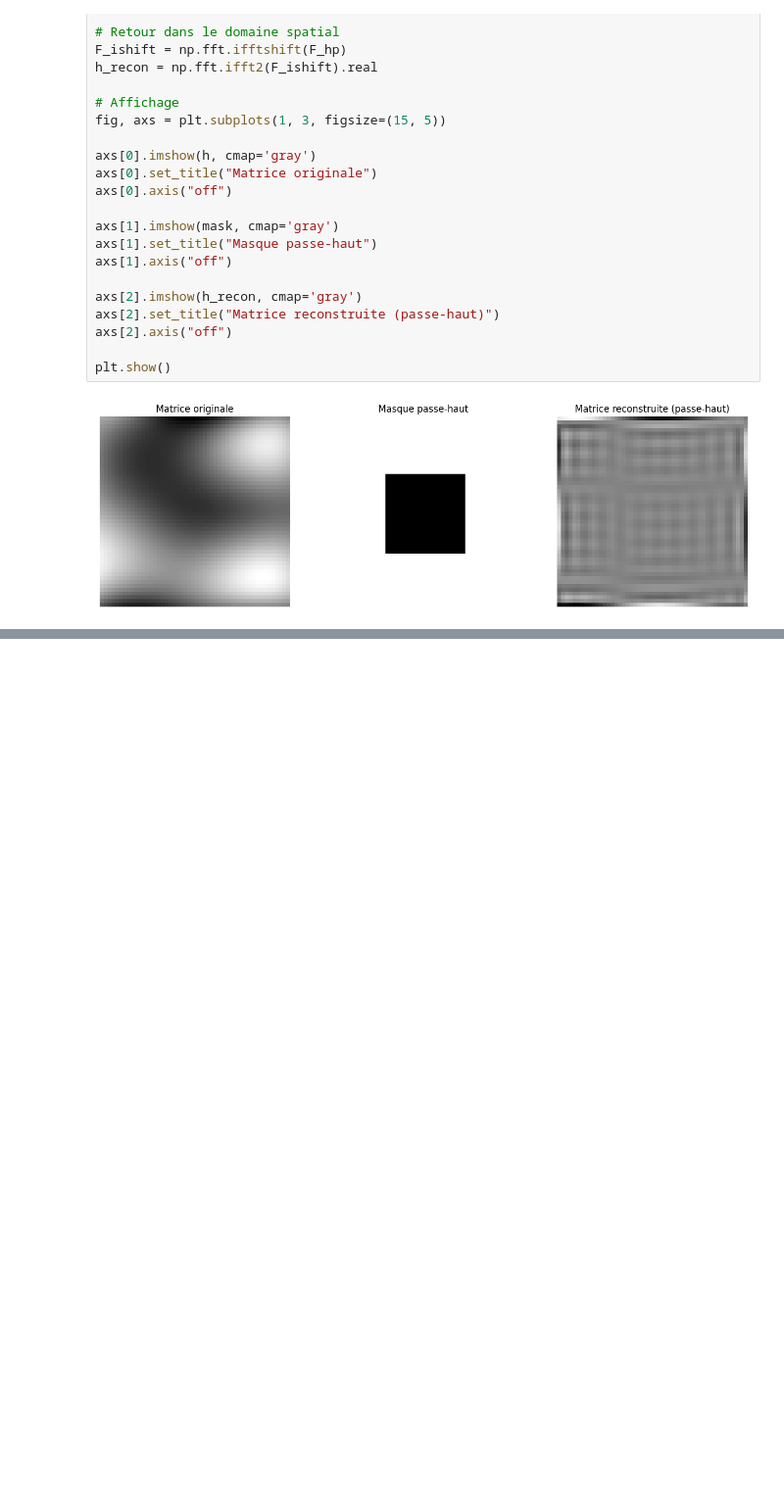
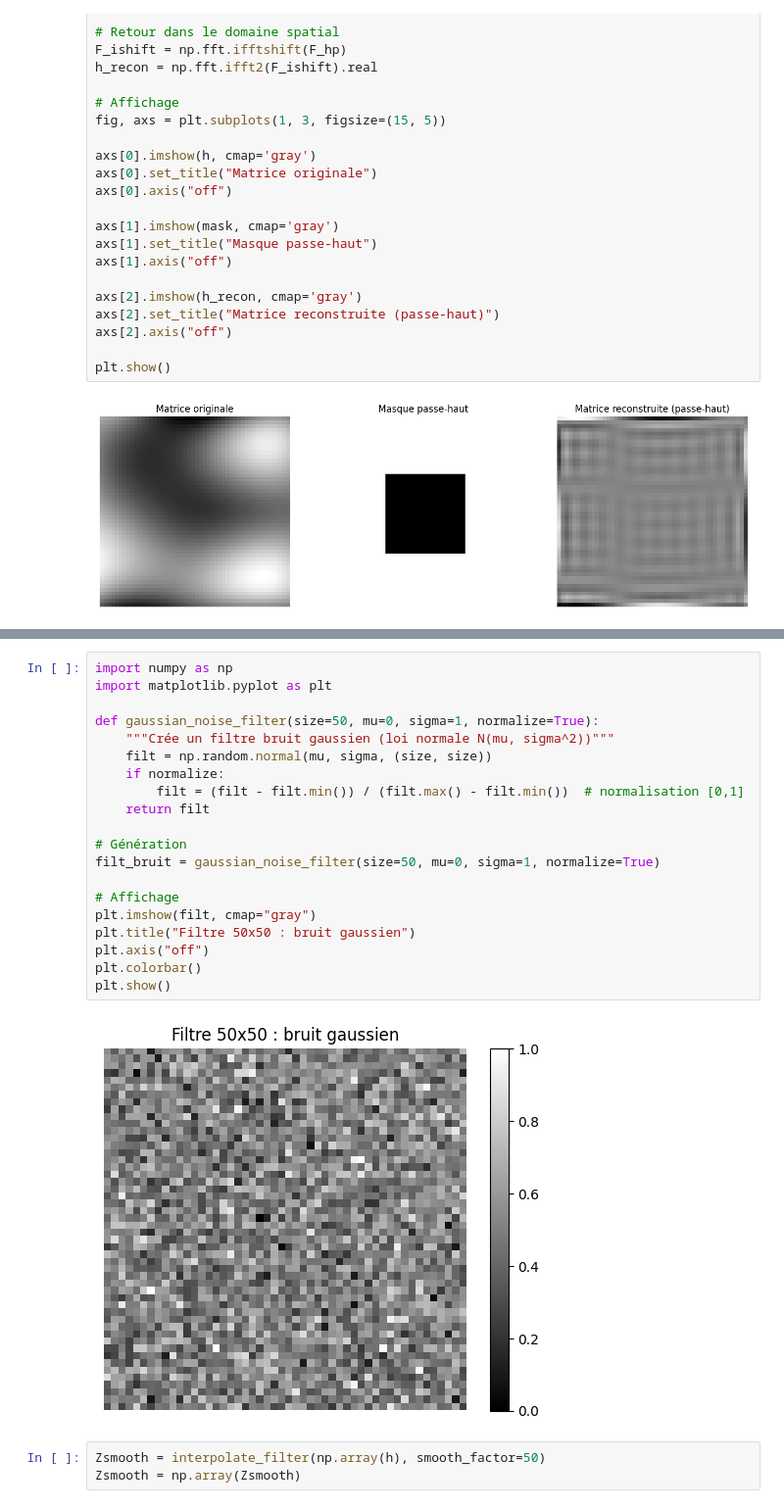
Before and after one commit to josselinteste/projet_es_ia_embarquee_CHALIN_TESTE, a Jupyter notebook: utilitaire.ipynb, the cells around one changed output, grey strips where cells are left out. Shown at 98% size. Saved outputs shown, nothing was run; the diff lists cells and outputs as text; blank space fills up the shorter version.

```diff
--- a/utilitaire.ipynb
+++ b/utilitaire.ipynb
@@ -657,0 +699,25 @@ plt.show()
+# %%
+import numpy as np
+import matplotlib.pyplot as plt
+
+def gaussian_noise_filter(size=50, mu=0, sigma=1, normalize=True):
+    """Crée un filtre bruit gaussien (loi normale N(mu, sigma^2))"""
+    filt = np.random.normal(mu, sigma, (size, size))
+    if normalize:
+        filt = (filt - filt.min()) / (filt.max() - filt.min())  # normalisation [0,1]
+    return filt
+
+# Génération
+filt_bruit = gaussian_noise_filter(size=50, mu=0, sigma=1, normalize=True)
+
+# Affichage
+plt.imshow(filt, cmap="gray")
+plt.title("Filtre 50x50 : bruit gaussien")
+plt.axis("off")
+plt.colorbar()
+plt.show()
+# %% [output]
+[figure, added]
+# %%
+Zsmooth = interpolate_filter(np.array(h), smooth_factor=50)
+Zsmooth = np.array(Zsmooth)
```
Also changed, not shown: parts of 4 cells of this notebook.
